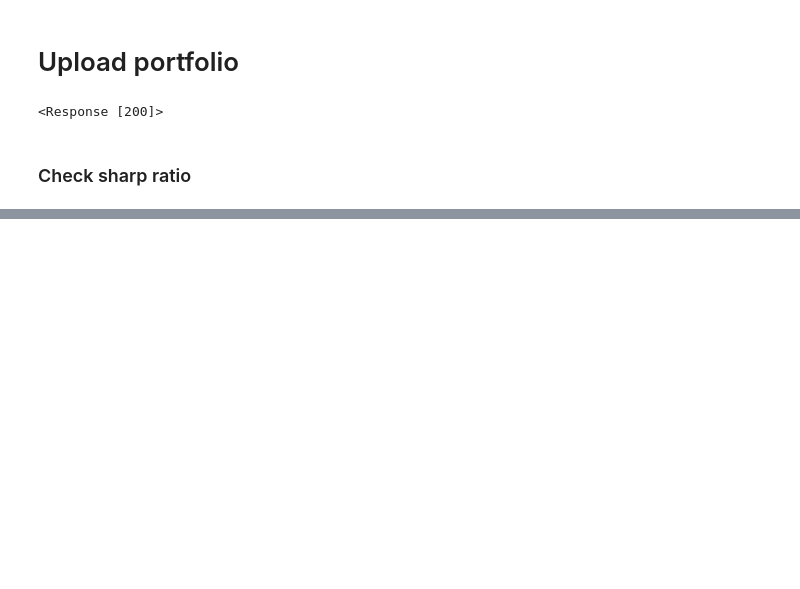
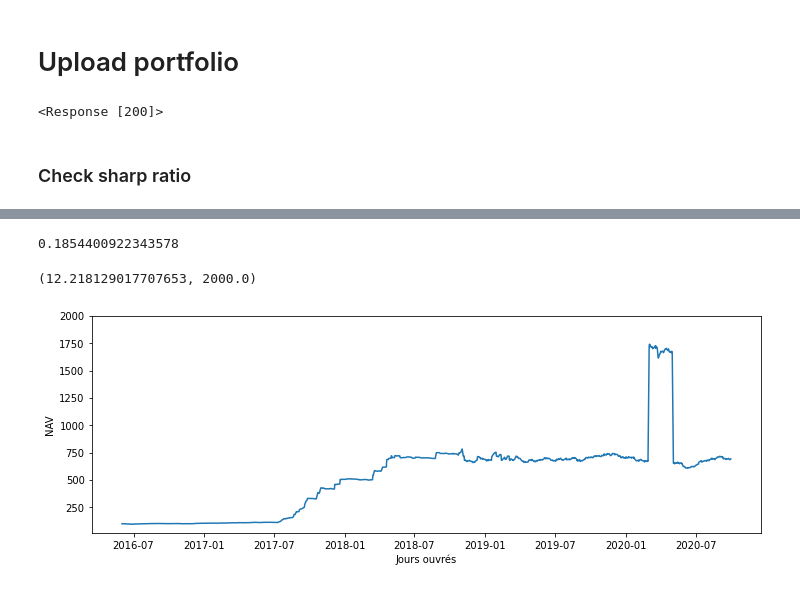
Before and after one commit to MightyGoldenOctopus/FlipperTheDolphin, a Jupyter notebook: Flipper.ipynb, the cells around one changed output, grey strips where cells are left out. Cells and saved outputs as stored; diff of their text form; code cells hidden in the pictures; blank space fills up the shorter version.

```diff
--- a/Flipper.ipynb
+++ b/Flipper.ipynb
@@ -402,0 +464,4 @@ Ref ratio: 0,146571943186
+# %%
+np.std(returns) * np.sqrt(252)
+# %% [output]
+0.1854400922343578
@@ -402,0 +473,18 @@ Ref ratio: 0,146571943186
+# %%
+ref_v = Jump().get_asset(asset_dict[our_portfolio.key], our_portfolio.key)
+# %%
+legend = []
+a = []
+for v in ref_v:
+    legend.append(datetime.strptime(v["date"], '%Y-%m-%d').date())
+    a.append(v["values_usd"]["nav"])
+
+plt.figure(figsize = (12, 4))
+
+plt.plot(legend, a)
+plt.ylabel("NAV")
+plt.xlabel("Jours ouvrés")
+plt.ylim(top=2000)
+# %% [output]
+(12.218129017707653, 2000.0)
+[figure, added]
```
Also changed, not shown: parts of 41 cells of this notebook, 3 other files.
